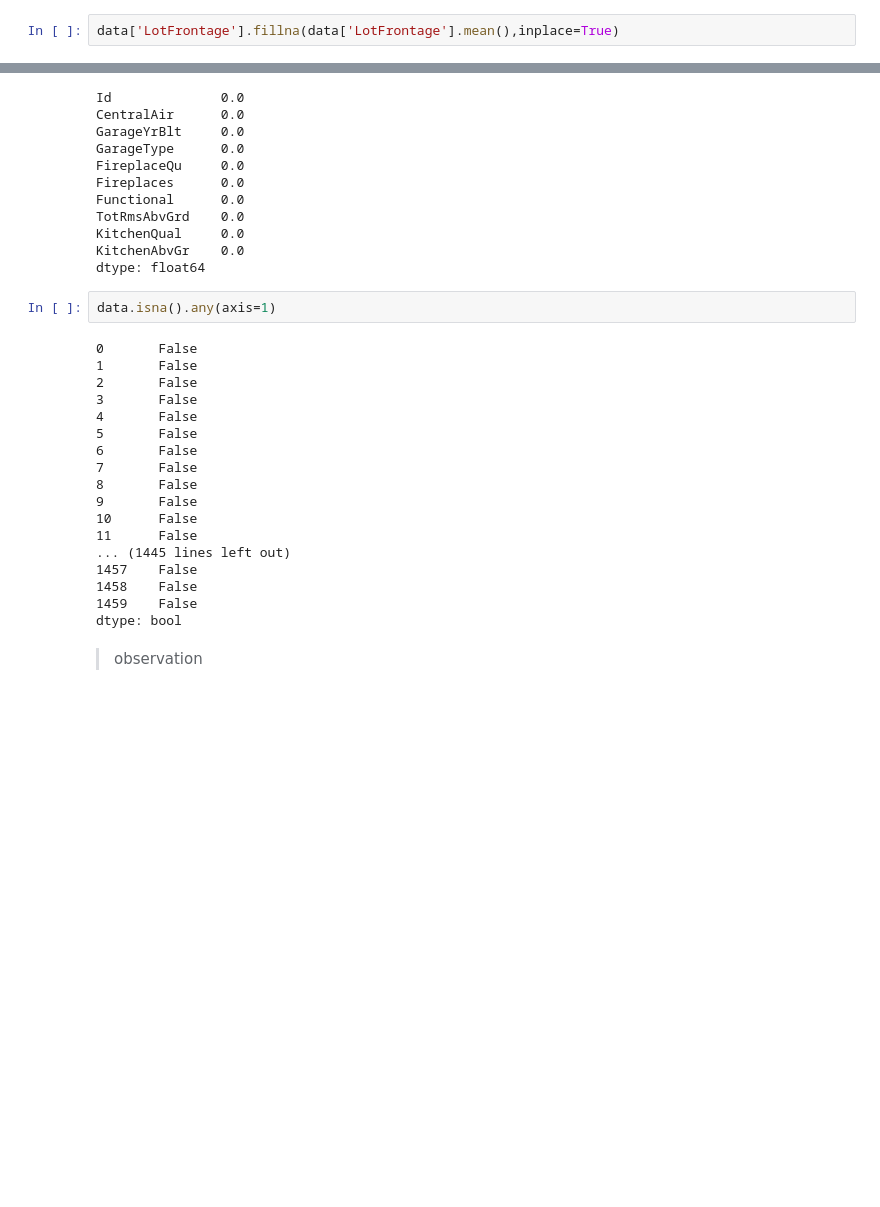
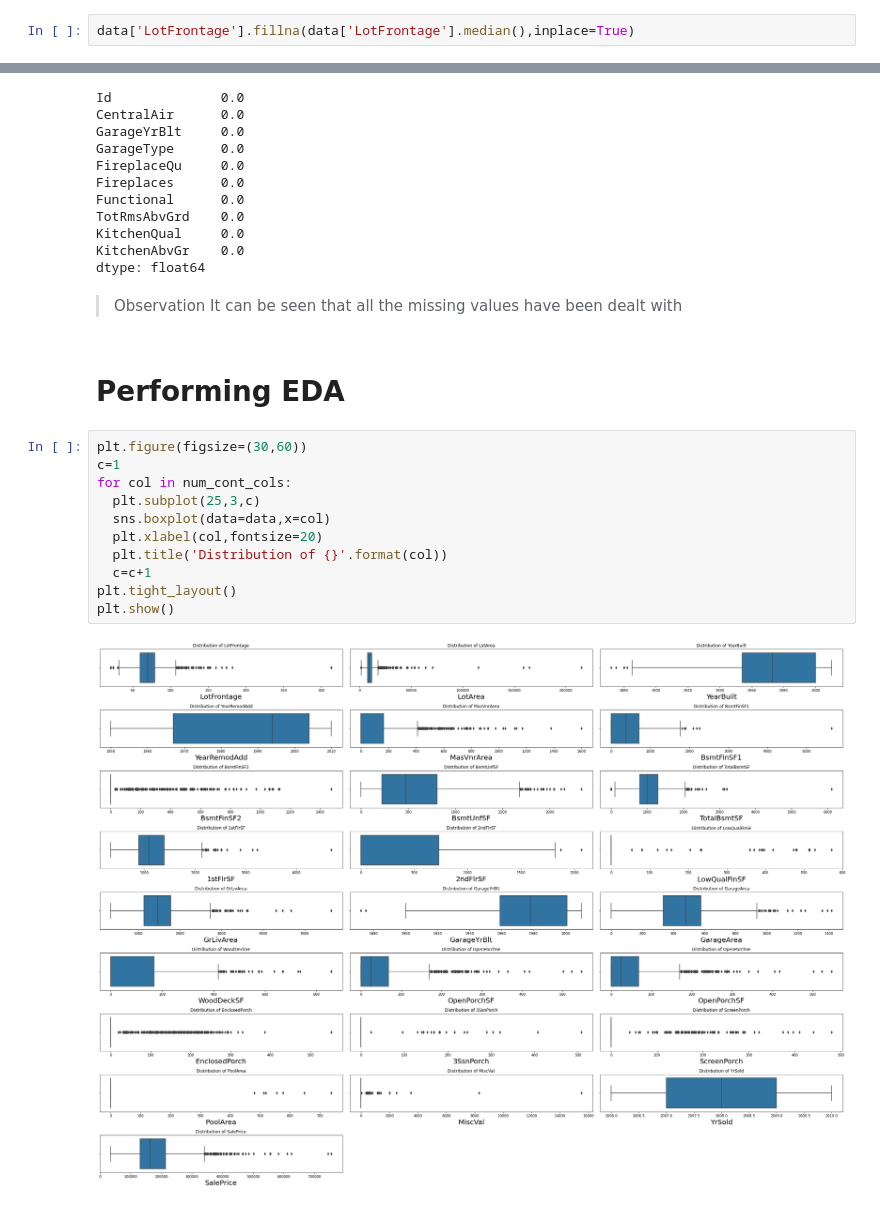
Before and after one commit to sandeshsk12/housing_price, a Jupyter notebook: housing_price.ipynb, the cells around one changed output, grey strips where cells are left out. Cells and saved outputs as stored; diff of their text form; blank space fills up the shorter version.

```diff
--- a/housing_price.ipynb
+++ b/housing_price.ipynb
@@ -314,7 +289,7 @@ plt.show()
 > Observation
 It can be seen that the variable lotfrontage area is positively skewed. Hence we impute the median instead of mean
 # %%
-data['LotFrontage'].fillna(data['LotFrontage'].mean(),inplace=True)
+data['LotFrontage'].fillna(data['LotFrontage'].median(),inplace=True)
 # %%
 # percentage of missing data
 100*(data.isna().sum().sort_values(ascending=False).head(10))/len(data)
@@ -331,25 +306,21 @@ TotRmsAbvGrd    0.0
 KitchenQual     0.0
 KitchenAbvGr    0.0
 dtype: float64
-# %%
-data.isna().any(axis=1)
-# %% [output]
-0       False
-1       False
-2       False
-3       False
-4       False
-5       False
-6       False
-7       False
-8       False
-9       False
-10      False
-11      False
-... (1445 lines left out)
-1457    False
-1458    False
-1459    False
-dtype: bool
-# %% [markdown]
-> observation
+# %% [markdown]
+> Observation
+It can be seen that all the missing values have been dealt with
+# %% [markdown]
+# Performing EDA
+# %%
+plt.figure(figsize=(30,60))
+c=1
+for col in num_cont_cols:
+  plt.subplot(25,3,c)
+  sns.boxplot(data=data,x=col)
+  plt.xlabel(col,fontsize=20)
+  plt.title('Distribution of {}'.format(col))
+  c=c+1
+plt.tight_layout()
+plt.show()
+# %% [output]
+[figure, added]
```
Also changed, not shown: parts of 11 cells of this notebook.
